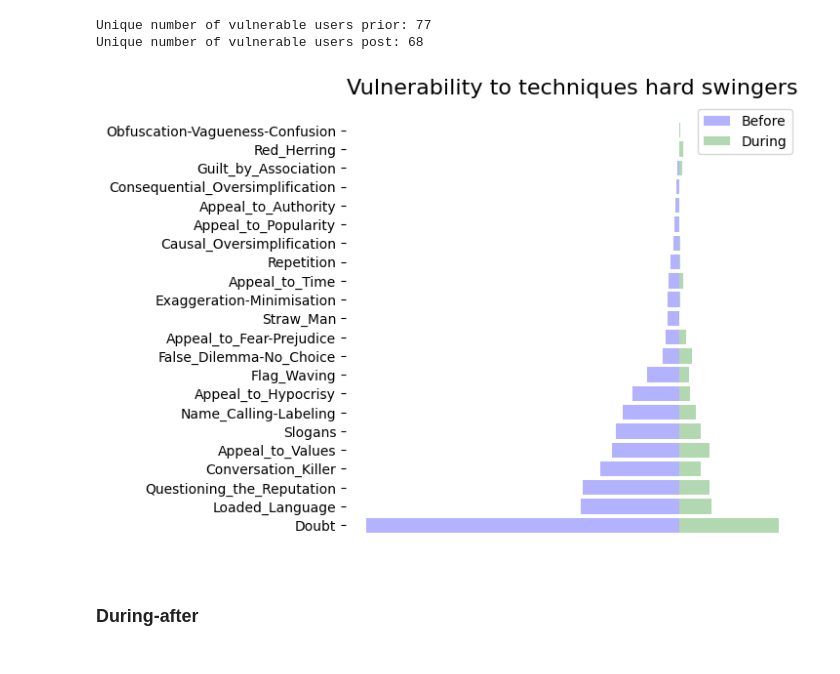
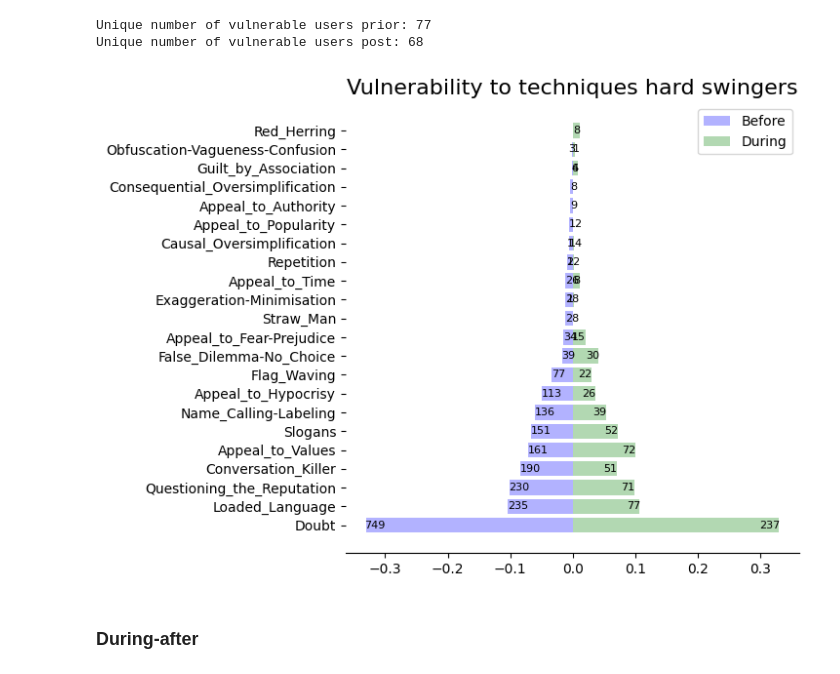
Before and after one commit to ariannap13/hidden-swing-voters, a Jupyter notebook: src/text_analysis/swingers_analysis/analyse_swingers.ipynb, the cells around one changed output. Drawn from its saved outputs; the diff is of its cells as text; code cells hidden in the pictures.

Commit message:
update plots

```diff
--- a/src/text_analysis/swingers_analysis/analyse_swingers.ipynb
+++ b/src/text_analysis/swingers_analysis/analyse_swingers.ipynb
@@ -400,44 +400,54 @@ fig, ax = plt.subplots(figsize=(6, 6))
 
 vulnerable_prior_labels = [label for sublist in vulnerable_prior_annotations for label in sublist[1]]
 vulnerable_prior_labels_count = pd.Series(vulnerable_prior_labels).value_counts()
+perc_vulnerable_prior_labels = vulnerable_prior_labels_count/pd.Series(vulnerable_prior_labels).count()
 
 # explode the list of labels and count the occurrences
 vulnerable_post_labels = [label for sublist in vulnerable_post_annotations for label in sublist[1]]
 vulnerable_post_labels_count = pd.Series(vulnerable_post_labels).value_counts()
+perc_vulnerable_post_labels = vulnerable_post_labels_count/pd.Series(vulnerable_post_labels).count()
 
 if pre == "Before":
         colorpre = 'blue'
 else:
         colorpre = 'green'
 
 if post == "During":
         colorpost = 'green'
 else:
         colorpost = 'darkorange'
 
 
 
 # Create both barplots
-ax.barh(vulnerable_prior_labels_count[:20].index, -vulnerable_prior_labels_count[:20],
+pre_bars = ax.barh(perc_vulnerable_prior_labels.index, -perc_vulnerable_prior_labels,
         color=colorpre, alpha=0.3, label=pre)
-ax.barh(vulnerable_post_labels_count[:20].index, vulnerable_post_labels_count[:20],
+post_bars = ax.barh(perc_vulnerable_post_labels.index, perc_vulnerable_post_labels,
         color=colorpost, alpha=0.3, label=post)
 
-# Remove axis labels
-ax.set_xticks([])
+
+# Add annotations at the end of each bar
+for bar, annotations in zip(pre_bars, vulnerable_prior_labels_count):
+        ax.text(bar.get_width() * 1.01, bar.get_y() + bar.get_height() / 2, f'{annotations}',
+                va='center', ha='left', color='black', fontsize=8)
+
+for bar, annotations in zip(post_bars, vulnerable_post_labels_count):
+        ax.text(bar.get_width() * 1.01, bar.get_y() + bar.get_height() / 2, f'{annotations}',
+                va='center', ha='right', color='black', fontsize=8)
+
 
 # Removes spines
-ax.spines[['right', 'top', 'left', 'bottom']].set_visible(False)
+ax.spines[['right', 'top', 'left']].set_visible(False)
 
 # Add a title
 ax.set_title('Vulnerability to techniques '+groupname, fontsize=16)
 
 plt.legend()
 
 # Display the plot
 plt.show()
 # %% [output]
-[figure, old version]
+[figure, new version]
 # %% [markdown]
 ### During-after
 # %%
```
Also changed, not shown: parts of 13 cells of this notebook.
